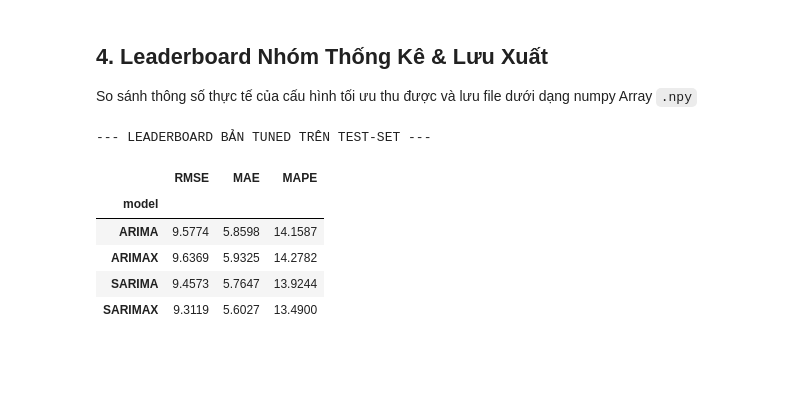
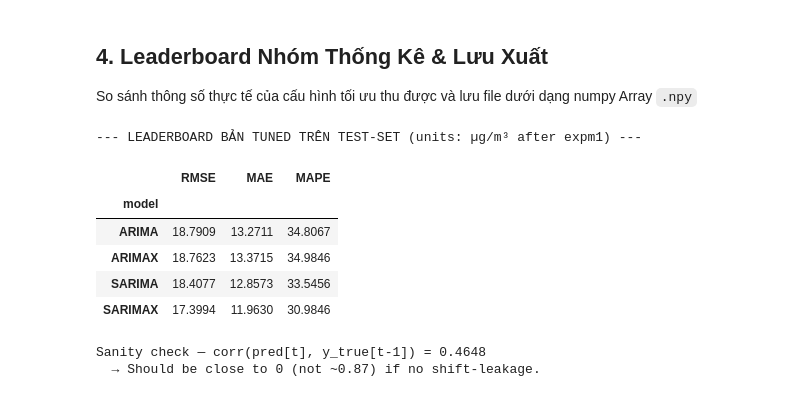
Before and after one commit to QuangDung2511/IS403_HCMC_Air_Quality, a Jupyter notebook: notebooks/9_tuning_stats.ipynb, the cells around one changed output. Saved outputs shown, nothing was run; the diff lists cells and outputs as text; code cells hidden in the pictures; blank space fills up the shorter version.

Commit message:
Fix stats models data leakage problem and overall changes to the r code

```diff
--- a/notebooks/9_tuning_stats.ipynb
+++ b/notebooks/9_tuning_stats.ipynb
@@ -254,11 +303,14 @@ model_arimax = pm.auto_arima(train_y_vals,
                              error_action='ignore', suppress_warnings=True, stepwise=True)
 print(f"ARIMAX tuned in {time.time()-start:.2f}s | Order: {model_arimax.order} | AIC: {model_arimax.aic():.2f}")
 
-sm_arimax = sm.tsa.ARIMA(endog=train_y_vals, exog=train_exog_vals, order=model_arimax.order).fit()
+sm_arimax = sm.tsa.statespace.SARIMAX(endog=train_y_vals, exog=train_exog_vals, order=model_arimax.order, seasonal_order=(0,0,0,0)).fit(disp=False)
 
-predictions_dict[('ARIMAX', 'train')] = sm_arimax.predict(start=0, end=len(train_y_vals)-1, exog=train_exog_vals)
-predictions_dict[('ARIMAX', 'val')] = sm_arimax.apply(endog=val_y_vals, exog=val_exog_vals).fittedvalues
-predictions_dict[('ARIMAX', 'test')] = sm_arimax.apply(endog=test_y_vals, exog=test_exog_vals).fittedvalues
+predictions_dict[('ARIMAX', 'train')] = sm_arimax.fittedvalues
+
+print("Rolling 24h forecast ARIMAX on val set...")
+predictions_dict[('ARIMAX', 'val')]  = rolling_forecast_24h(sm_arimax, all_y_global, val_start, val_end, all_exog_global)
+print("Rolling 24h forecast ARIMAX on test set...")
+predictions_dict[('ARIMAX', 'test')] = rolling_forecast_24h(sm_arimax, all_y_global, test_start, test_end, all_exog_global)
 # %% [output]
 --- Tuning ARIMAX (Non-Seasonal, With Exog) ---
 Performing stepwise search to minimize aic
@@ -280,7 +342,6 @@ ARIMAX tuned in 117.23s | Order: (2, 1, 1) | AIC: -3183.43
 # %%
 # [3. SARIMA]
 print("\n--- Tuning SARIMA (Seasonal m=24, No Exog) ---")
-# Giới hạn max_p, max_Q để tối ưu thời gian
 start = time.time()
 model_sarima = pm.auto_arima(train_y_vals,
                              exogenous=None,
@@ -294,8 +355,11 @@ print(f"SARIMA tuned in {time.time()-start:.2f}s | Order: {model_sarima.order} |
 sm_sarima = sm.tsa.statespace.SARIMAX(endog=train_y_vals, order=model_sarima.order, seasonal_order=model_sarima.seasonal_order).fit(disp=False)
 
 predictions_dict[('SARIMA', 'train')] = sm_sarima.fittedvalues
-predictions_dict[('SARIMA', 'val')] = sm_sarima.apply(endog=val_y_vals).fittedvalues
-predictions_dict[('SARIMA', 'test')] = sm_sarima.apply(endog=test_y_vals).fittedvalues
+
+print("Rolling 24h forecast SARIMA on val set...")
+predictions_dict[('SARIMA', 'val')]  = rolling_forecast_24h(sm_sarima, all_y_global, val_start, val_end)
+print("Rolling 24h forecast SARIMA on test set...")
+predictions_dict[('SARIMA', 'test')] = rolling_forecast_24h(sm_sarima, all_y_global, test_start, test_end)
 # %% [output]
 --- Tuning SARIMA (Seasonal m=24, No Exog) ---
 Performing stepwise search to minimize aic
@@ -330,8 +394,11 @@ print(f"SARIMAX tuned in {time.time()-start:.2f}s | Order: {model_sarimax.order}
 sm_sarimax = sm.tsa.statespace.SARIMAX(endog=train_y_vals, exog=train_exog_vals, order=model_sarimax.order, seasonal_order=model_sarimax.seasonal_order).fit(disp=False)
 
 predictions_dict[('SARIMAX', 'train')] = sm_sarimax.fittedvalues
-predictions_dict[('SARIMAX', 'val')] = sm_sarimax.apply(endog=val_y_vals, exog=val_exog_vals).fittedvalues
-predictions_dict[('SARIMAX', 'test')] = sm_sarimax.apply(endog=test_y_vals, exog=test_exog_vals).fittedvalues
+
+print("Rolling 24h forecast SARIMAX on val set...")
+predictions_dict[('SARIMAX', 'val')]  = rolling_forecast_24h(sm_sarimax, all_y_global, val_start, val_end, all_exog_global)
+print("Rolling 24h forecast SARIMAX on test set...")
+predictions_dict[('SARIMAX', 'test')] = rolling_forecast_24h(sm_sarimax, all_y_global, test_start, test_end, all_exog_global)
 
 lb_df_sarimax = acorr_ljungbox(sm_sarimax.resid, lags=[24], return_df=True)
 print("\nLjung-Box Test (SARIMAX):")
@@ -362,24 +440,34 @@ Ljung-Box Test (SARIMAX):
 
 So sánh thông số thực tế của cấu hình tối ưu thu được và lưu file dưới dạng numpy Array `.npy`
 # %%
+# Tính metrics — regression_metrics() already applies expm1 (inverse=True),
+# so RMSE/MAE/MAPE below are in REAL µg/m³ units, comparable to tree/DL models.
 for name in ['ARIMA', 'ARIMAX', 'SARIMA', 'SARIMAX']:
     all_metrics.append({'model': name, 'split': 'train', **regression_metrics(train_y_vals, predictions_dict[(name, 'train')])})
-    all_metrics.append({'model': name, 'split': 'val', **regression_metrics(val_y_vals, predictions_dict[(name, 'val')])})
-    all_metrics.append({'model': name, 'split': 'test', **regression_metrics(test_y_vals, predictions_dict[(name, 'test')])})
+    all_metrics.append({'model': name, 'split': 'val',   **regression_metrics(val_y_vals,   predictions_dict[(name, 'val')])})
+    all_metrics.append({'model': name, 'split': 'test',  **regression_metrics(test_y_vals,  predictions_dict[(name, 'test')])})
 
 metric_df = pd.DataFrame(all_metrics)
 
-print("--- LEADERBOARD BẢN TUNED TRÊN TEST-SET ---")
+print("--- LEADERBOARD BẢN TUNED TRÊN TEST-SET (units: µg/m³ after expm1) ---")
 display(metric_df[metric_df['split'] == 'test'].set_index('model')[['RMSE', 'MAE', 'MAPE']].round(4))
+
+# ── Sanity check: confirm pred[t] ≠ y_true[t-1] ──────────────────────────────
+test_preds_best = predictions_dict[('SARIMAX', 'test')]
+shift_corr = float(np.corrcoef(test_preds_best[1:], test_y_vals[:-1])[0, 1])
+print(f"\nSanity check — corr(pred[t], y_true[t-1]) = {shift_corr:.4f}")
+print("  → Should be close to 0 (not ~0.87) if no shift-leakage.")
 
 # Cài đặt mô hình siêu việt nhất thuộc nhóm Stats
 best_stat_model = "SARIMAX" # Thông thường thuộc SARIMAX/SARIMA.
 # %% [output]
---- LEADERBOARD BẢN TUNED TRÊN TEST-SET ---
+--- LEADERBOARD BẢN TUNED TRÊN TEST-SET (units: µg/m³ after expm1) ---
 |  | RMSE | MAE | MAPE |
 | model |  |  |  |
-| ARIMA | 9.5774 | 5.8598 | 14.1587 |
-| ARIMAX | 9.6369 | 5.9325 | 14.2782 |
-| SARIMA | 9.4573 | 5.7647 | 13.9244 |
-| SARIMAX | 9.3119 | 5.6027 | 13.4900 |
+| ARIMA | 18.7909 | 13.2711 | 34.8067 |
+| ARIMAX | 18.7623 | 13.3715 | 34.9846 |
+| SARIMA | 18.4077 | 12.8573 | 33.5456 |
+| SARIMAX | 17.3994 | 11.9630 | 30.9846 |
+Sanity check — corr(pred[t], y_true[t-1]) = 0.4648
+  → Should be close to 0 (not ~0.87) if no shift-leakage.
 # %%
```
Also changed, not shown: parts of 6 cells of this notebook, 14 other files.
